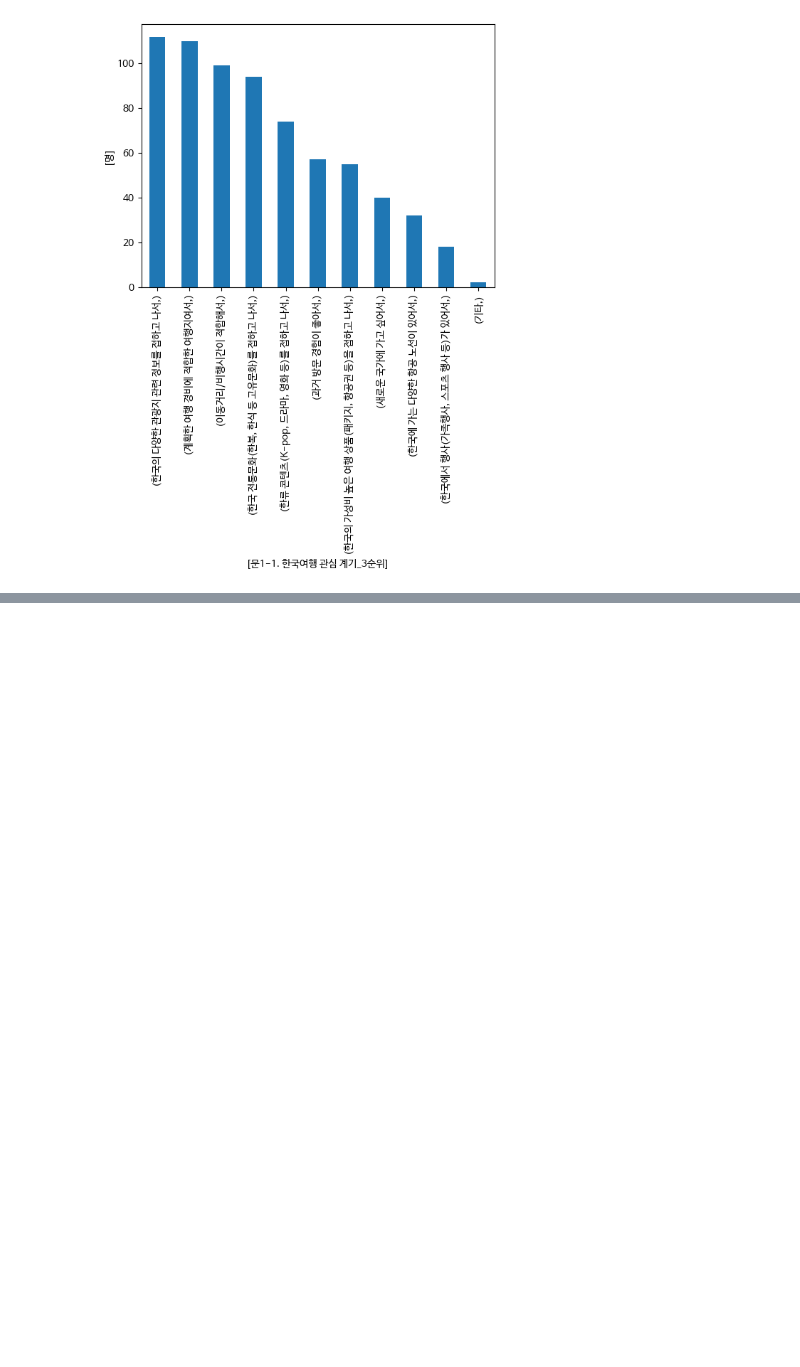
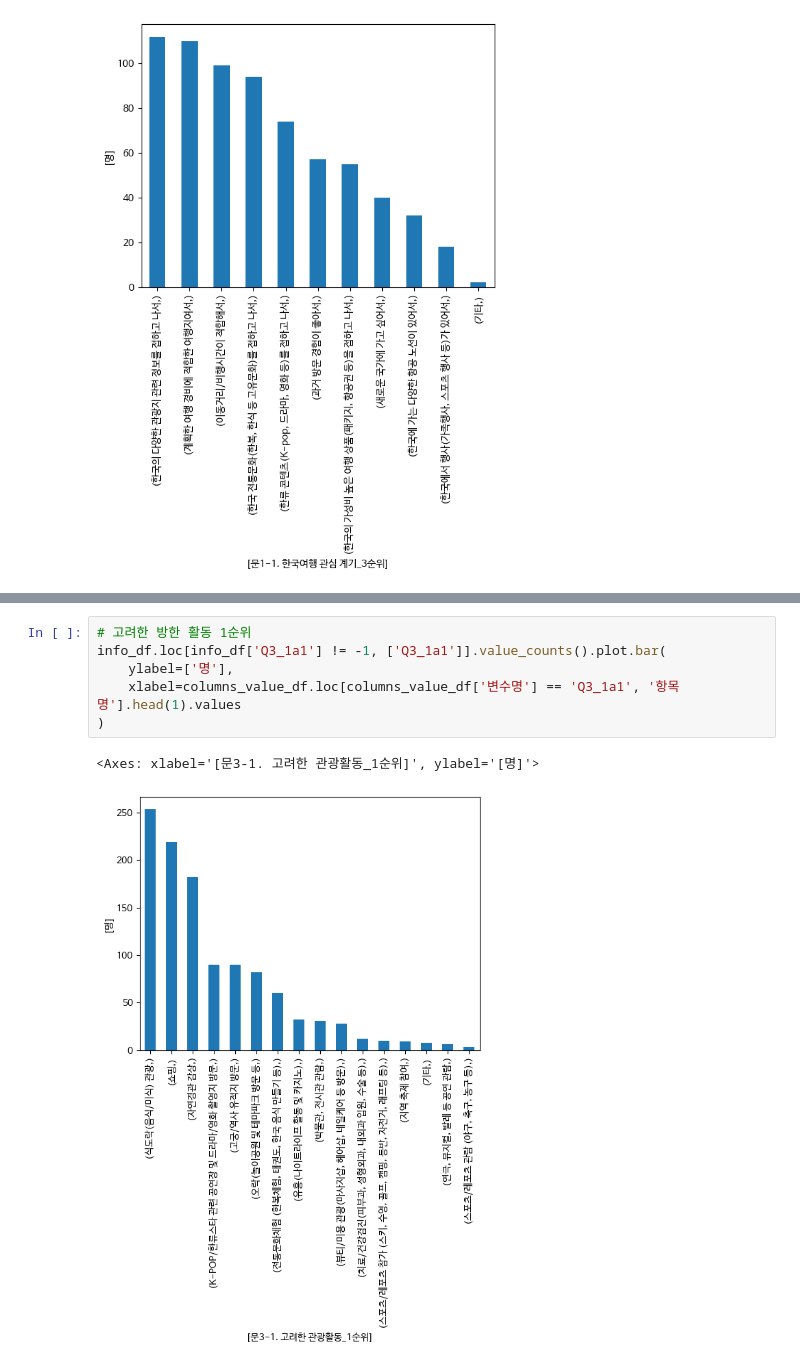
Before and after one commit to kKn00077/techit-travel-data-analysis, a Jupyter notebook: Taiwan.ipynb, the cells around one changed output, grey strips where cells are left out. Cells and saved outputs as stored; diff of their text form; blank space fills up the shorter version.

```diff
--- a/Taiwan.ipynb
+++ b/Taiwan.ipynb
@@ -231,0 +241,9 @@ info_df.loc[info_df['Q1_1a3'] != -1, ['Q1_1a3']].value_counts().plot.bar(
+# %%
+# 고려한 방한 활동 1순위
+info_df.loc[info_df['Q3_1a1'] != -1, ['Q3_1a1']].value_counts().plot.bar(
+    ylabel=['명'],
+    xlabel=columns_value_df.loc[columns_value_df['변수명'] == 'Q3_1a1', '항목명'].head(1).values
+)
+# %% [output]
+<Axes: xlabel='[문3-1. 고려한 관광활동_1순위]', ylabel='[명]'>
+[figure, added]
```
Also changed, not shown: parts of 16 cells of this notebook.
